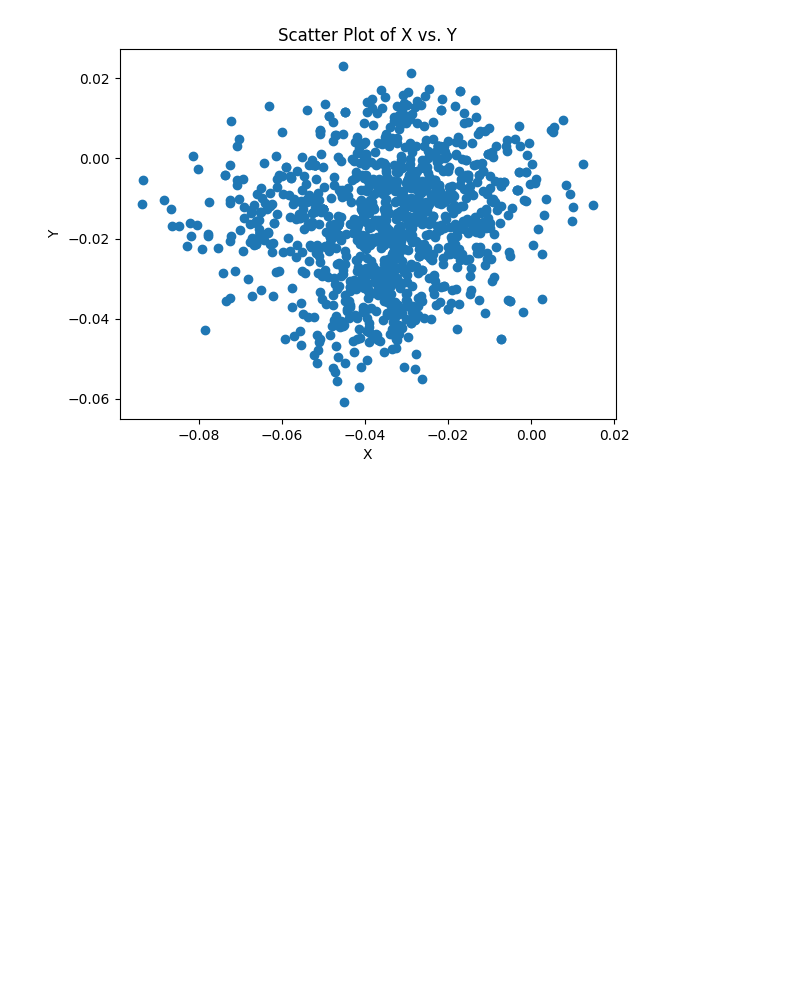
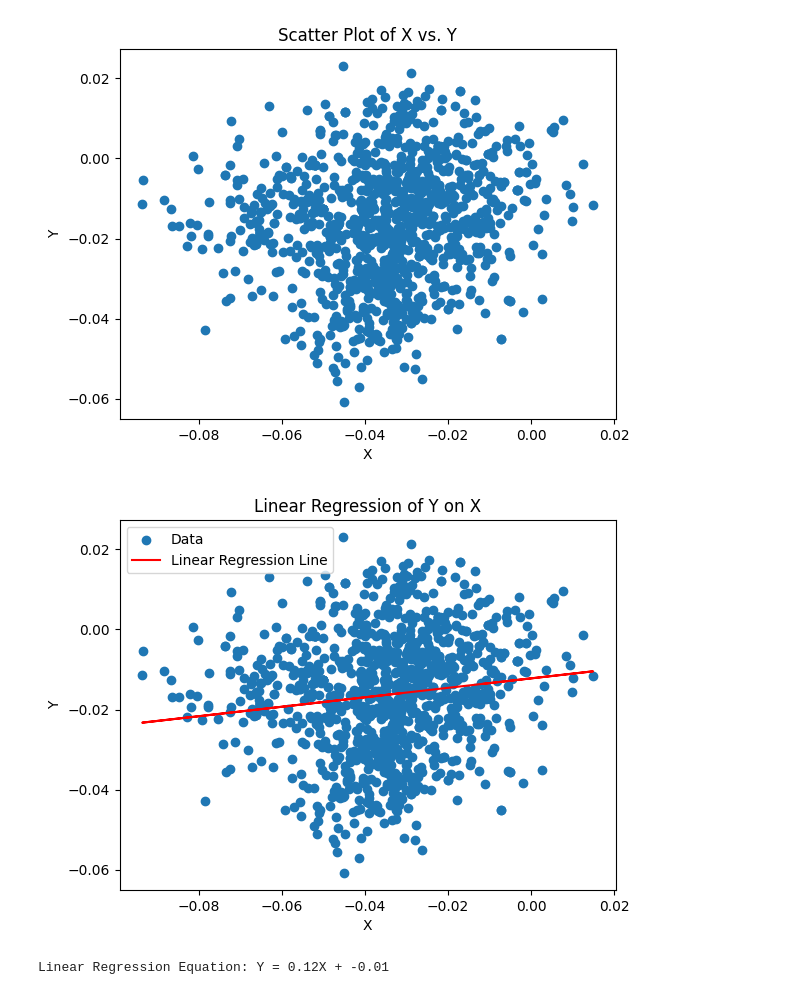
Before and after one commit to vidulaarumugam/Machine-learning_vidula, a Jupyter notebook: ML_lab6.ipynb, the cells around one changed output. Cells and saved outputs as stored; diff of their text form; code cells hidden in the pictures; blank space fills up the shorter version.

```diff
--- a/ML_lab6.ipynb
+++ b/ML_lab6.ipynb
@@ -12,3 +18,29 @@ plt.title('Scatter Plot of X vs. Y')
 plt.show()
 # %% [output]
 [figure]
+# %%
+model = LinearRegression()
+X = data[['embed_0']]  # Independent variable
+Y = data['embed_4']    # Dependent variable
+model.fit(X, Y)
+
+slope = model.coef_[0]
+intercept = model.intercept_
+
+
+Y_pred = model.predict(X)
+
+# Plot the data points and the linear regression line
+plt.scatter(X, Y, label='Data')
+plt.plot(X, Y_pred, color='red', label='Linear Regression Line')
+plt.xlabel('X')
+plt.ylabel('Y')
+plt.legend()
+plt.title('Linear Regression of Y on X')
+plt.show()
+
+# Print the equation of the linear regression line
+print(f"Linear Regression Equation: Y = {round(slope, 2)}X + {round(intercept, 2)}")
+# %% [output]
+[figure, added]
+Linear Regression Equation: Y = 0.12X + -0.01
```
Also changed, not shown: parts of 2 cells of this notebook.
